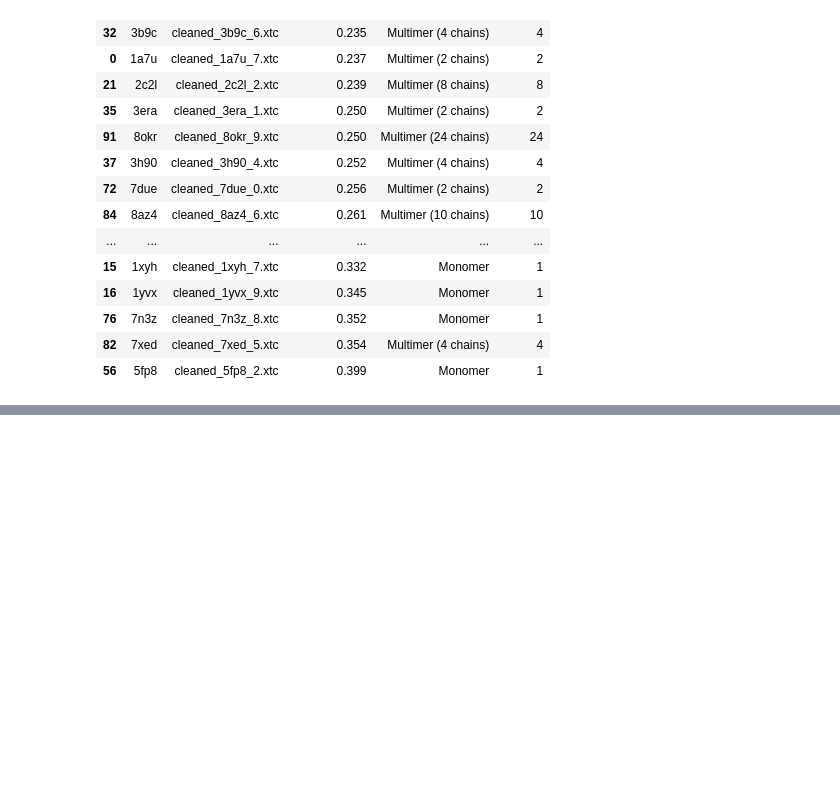
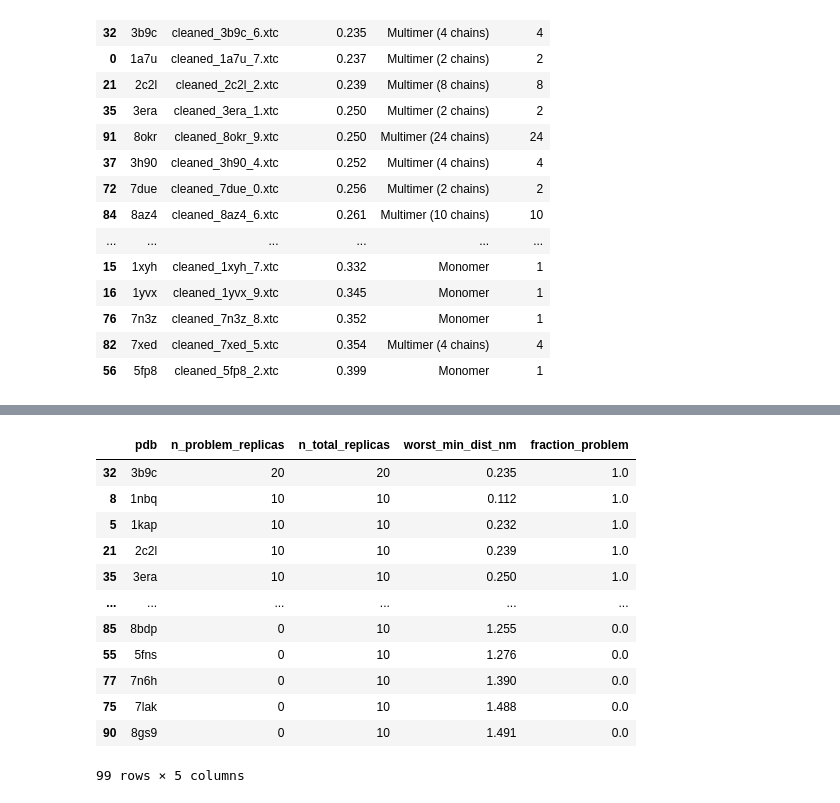
Before and after one commit to csongornemeth/pca_nma_dot_product, a Jupyter notebook: pi_dist_ana_new.ipynb, the cells around one changed output, grey strips where cells are left out. Drawn from its saved outputs; the diff is of its cells as text; code cells hidden in the pictures; blank space fills up the shorter version.

```diff
--- a/pi_dist_ana_new.ipynb
+++ b/pi_dist_ana_new.ipynb
@@ -220,0 +272,44 @@ plt.show()
+# %%
+threshold = 1.2  # nm; change this
+
+problem_per_pdb = (
+    df_all.assign(problem=df_all["min_dist_nm"] < threshold)
+    .groupby("pdb")
+    .agg(
+        n_problem_replicas=("problem", "sum"),
+        n_total_replicas=("xtc", "count"),
+        worst_min_dist_nm=("min_dist_nm", "min"),
+    )
+    .reset_index()
+)
+
+problem_per_pdb["fraction_problem"] = (
+    problem_per_pdb["n_problem_replicas"] /
+    problem_per_pdb["n_total_replicas"]
+)
+
+problem_per_pdb = problem_per_pdb.sort_values(
+    ["n_problem_replicas", "worst_min_dist_nm"],
+    ascending=[False, True]
+)
+
+display(problem_per_pdb)
+
+problem_per_pdb.to_csv(
+    root / "000analysis" / f"problem_replicas_per_pdb_{date_str}.csv",
+    index=False
+)
+# %% [output]
+|  | pdb | n_problem_replicas | n_total_replicas | worst_min_dist_nm | fraction_problem |
+| 32 | 3b9c | 20 | 20 | 0.235 | 1.0 |
+| 8 | 1nbq | 10 | 10 | 0.112 | 1.0 |
+| 5 | 1kap | 10 | 10 | 0.232 | 1.0 |
+| 21 | 2c2l | 10 | 10 | 0.239 | 1.0 |
+| 35 | 3era | 10 | 10 | 0.250 | 1.0 |
+| ... | ... | ... | ... | ... | ... |
+| 85 | 8bdp | 0 | 10 | 1.255 | 0.0 |
+| 55 | 5fns | 0 | 10 | 1.276 | 0.0 |
+| 77 | 7n6h | 0 | 10 | 1.390 | 0.0 |
+| 75 | 7lak | 0 | 10 | 1.488 | 0.0 |
+| 90 | 8gs9 | 0 | 10 | 1.491 | 0.0 |
+99 rows × 5 columns
```
Also changed, not shown: parts of 8 cells of this notebook, 7 other files.
